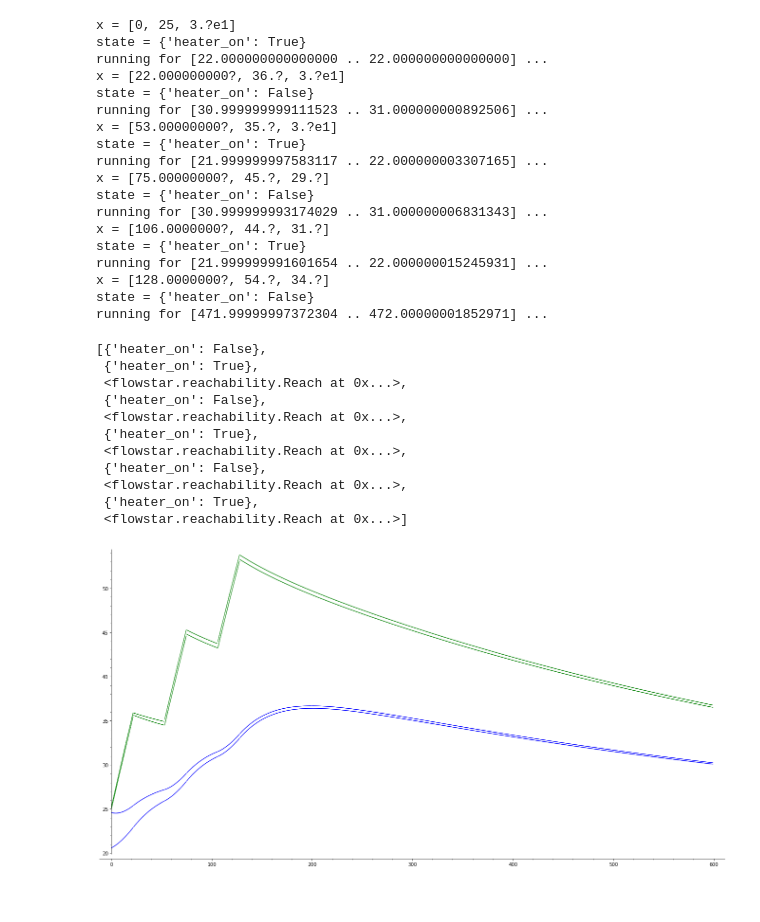
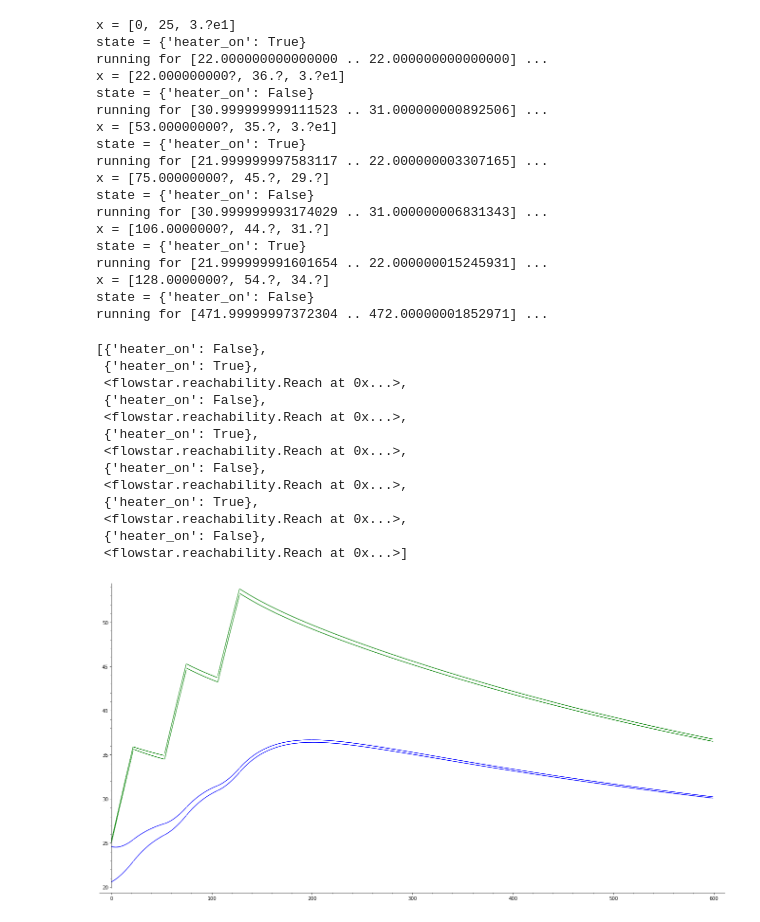
Before and after one commit to twright/example_digital-twin_incubator, a Jupyter notebook: software/notebooks/Self-Adaptation Test.ipynb, the cells around one changed output. Cells and saved outputs as stored; diff of their text form; code cells hidden in the pictures.

```diff
--- a/software/notebooks/Self-Adaptation Test.ipynb
+++ b/software/notebooks/Self-Adaptation Test.ipynb
@@ -259,7 +366,7 @@ x = [128.0000000?, 54.?, 34.?]
 state = {'heater_on': False}
 running for [471.99999997372304 .. 472.00000001852971] ...
 # %%
-res
+res.values
 # %% [output]
 [{'heater_on': False},
  {'heater_on': True},
@@ -271,4 +378,6 @@ res
  {'heater_on': False},
  <flowstar.reachability.Reach at 0x...>,
  {'heater_on': True},
+ <flowstar.reachability.Reach at 0x...>,
+ {'heater_on': False},
  <flowstar.reachability.Reach at 0x...>]
@@ -280,11 +384,7 @@ def reaches(gen):
 # %%
 import sage.all as sg
-# %%
-sum(
-    (  r.sage_tube_plot('t', 'T_A', step=0.5, straight=True, joins=False, color='blue')
-     + r.sage_tube_plot('t', 'T_H', step=0.5, straight=True, joins=False, color='green')
-     for r in reaches(res)),
-    sg.Graphics()
-).matplotlib()
-# %% [output]
-[figure, removed]
+# %%
+p = res.plot(('T_A', 'T_H'), color=('blue', 'green'))
+p.matplotlib()
+# %% [output]
+[figure, added]
```
Also changed, not shown: parts of 11 cells of this notebook, 1 other file.
